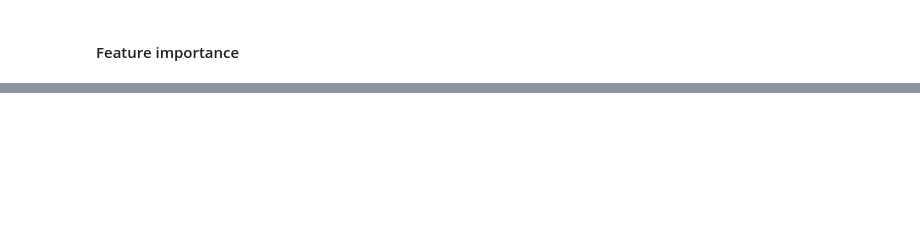
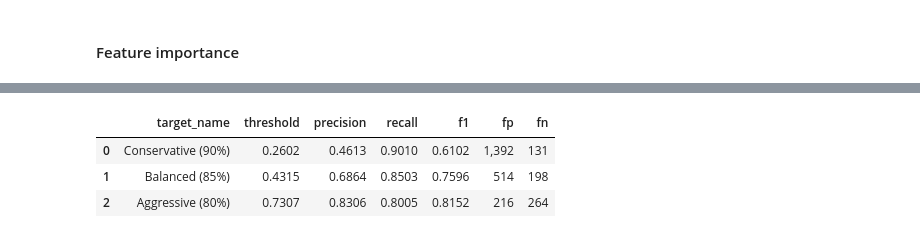
Before and after one commit to denshe/ecom-fraud-detection, a Jupyter notebook: fraud_transactions_eda_training.ipynb, the cells around one changed output, grey strips where cells are left out. Saved outputs shown, nothing was run; the diff lists cells and outputs as text; code cells hidden in the pictures; blank space fills up the shorter version.

Commit message:
final model added

```diff
--- a/fraud_transactions_eda_training.ipynb
+++ b/fraud_transactions_eda_training.ipynb
@@ -1991,0 +2033,91 @@ Top 20 Most Important Features for Fraud Detection:
+# %%
+# Calculate precision-recall curve for threshold optimization using validation set
+# Get predictions from final retrained model on validation set
+y_val_proba_final = final_xgb_pipeline.predict_proba(X_val)[:, 1]
+precisions, recalls, thresholds = precision_recall_curve(y_val, y_val_proba_final)
+
+# Function to find optimal threshold for target recall
+def find_threshold_for_recall(target_recall, precisions, recalls, thresholds):
+    """
+    Find threshold that achieves target recall and maximizes precision.
+
+    Returns: (threshold, precision, recall, f1)
+    """
+    # Find indices where recall >= target_recall
+    valid_indices = np.where(recalls[:-1] >= target_recall)[0]
+
+    if len(valid_indices) == 0:
+        return None, None, None, None
+
+    # Among valid thresholds, find the one with highest precision
+    best_idx = valid_indices[np.argmax(precisions[:-1][valid_indices])]
+
+    threshold = thresholds[best_idx]
+    precision = precisions[best_idx]
+    recall = recalls[best_idx]
+    f1 = 2 * (precision * recall) / (precision + recall) if (precision + recall) > 0 else 0
+
+    return threshold, precision, recall, f1
+
+
+# Define recall targets
+recall_targets = [0.90, 0.85, 0.80]
+threshold_results = []
+
+print("=" * 100)
+print("THRESHOLD OPTIMIZATION - Finding Optimal Thresholds for Recall Targets")
+print("=" * 100)
+print("Using validation set predictions from final retrained model")
+print("=" * 100)
+
+for target_recall in recall_targets:
+    threshold, precision, recall, f1 = find_threshold_for_recall(
+        target_recall, precisions, recalls, thresholds
+    )
+
+    if threshold is not None:
+        # Calculate confusion matrix at this threshold
+        y_val_pred_custom = (y_val_proba_final >= threshold).astype(int)
+        cm = confusion_matrix(y_val, y_val_pred_custom)
+        tn, fp, fn, tp = cm.ravel()
+
+        result = {
+            'target_recall': target_recall,
+            'threshold': threshold,
+            'precision': precision,
+            'recall': recall,
+            'f1': f1,
+            'tn': tn,
+            'fp': fp,
+            'fn': fn,
+            'tp': tp
+        }
+        threshold_results.append(result)
+
+        print(f"\nTarget Recall: {target_recall*100:.0f}%")
+        print(f"  • Optimal Threshold: {threshold:.4f}")
+        print(f"  • Achieved Recall:   {recall:.4f} ({recall*100:.2f}%)")
+        print(f"  • Precision:         {precision:.4f} ({precision*100:.2f}%)")
+        print(f"  • F1 Score:          {f1:.4f}")
+        print(f"  • Confusion Matrix:  TN={tn:,} | FP={fp:,} | FN={fn:,} | TP={tp:,}")
+        print(f"  • False Positive Rate: {fp/(fp+tn)*100:.2f}%")
+        print(f"  • False Negative Rate: {fn/(fn+tp)*100:.2f}%")
+
+print("=" * 100)
+
+# Create DataFrame for comparison
+threshold_comparison = pd.DataFrame(threshold_results)
+threshold_comparison['target_name'] = ['Conservative (90%)', 'Balanced (85%)', 'Aggressive (80%)']
+threshold_comparison = threshold_comparison[['target_name', 'threshold', 'precision', 'recall', 'f1', 'fp', 'fn']]
+
+print("\nThreshold Comparison Table:")
+print("-" * 100)
+display(threshold_comparison.style.format({
+    'threshold': '{:.4f}',
+    'precision': '{:.4f}',
+    'recall': '{:.4f}',
+    'f1': '{:.4f}',
+    'fp': '{:,}',
+    'fn': '{:,}'
+}).background_gradient(cmap='RdYlGn', subset=['precision', 'recall', 'f1']))
+# %% [output]
@@ -1991,0 +2141,4 @@ Top 20 Most Important Features for Fraud Detection:
+|  | target_name | threshold | precision | recall | f1 | fp | fn |
+| 0 | Conservative (90%) | 0.2602 | 0.4613 | 0.9010 | 0.6102 | 1,392 | 131 |
+| 1 | Balanced (85%) | 0.4315 | 0.6864 | 0.8503 | 0.7596 | 514 | 198 |
+| 2 | Aggressive (80%) | 0.7307 | 0.8306 | 0.8005 | 0.8152 | 216 | 264 |
```
Also changed, not shown: parts of 22 cells of this notebook, 4 other files.
